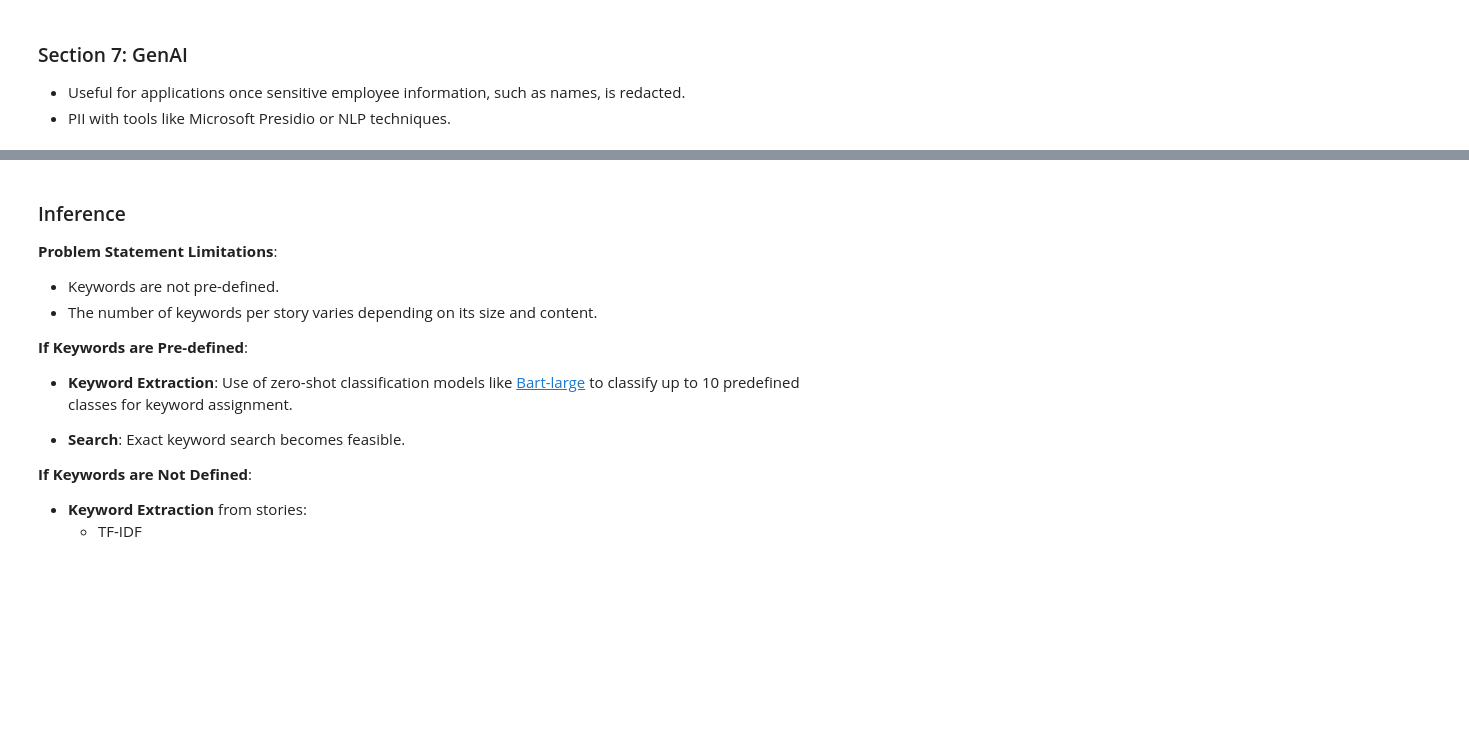
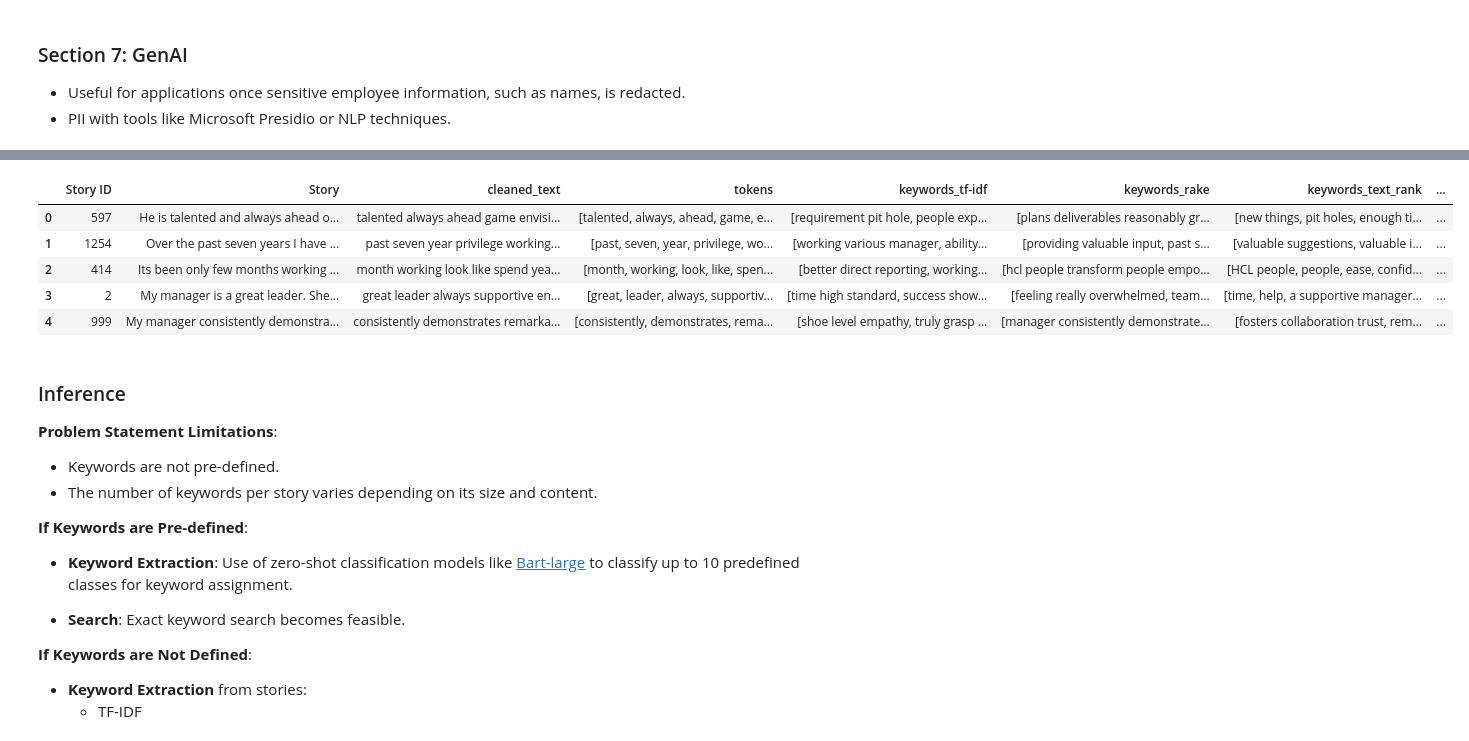
Before and after one commit to edithram23/keyword-extraction, a Jupyter notebook: main.ipynb, the cells around one changed output, grey strips where cells are left out. Cells and saved outputs as stored; diff of their text form; code cells hidden in the pictures; blank space fills up the shorter version.

```diff
--- a/main.ipynb
+++ b/main.ipynb
@@ -415,3 +403,13 @@ df
+# %%
+# Dataframe with key words from multiple methods
+df.head(5)
+# %% [output]
+|  | Story ID | Story | cleaned_text | tokens | keywords_tf-idf | keywords_rake | keywords_text_rank | ... |
+| 0 | 597 | He is talented and always ahead o... | talented always ahead game envisi... | [talented, always, ahead, game, e... | [requirement pit hole, people exp... | [plans deliverables reasonably gr... | [new things, pit holes, enough ti... | ... |
+| 1 | 1254 | Over the past seven years I have ... | past seven year privilege working... | [past, seven, year, privilege, wo... | [working various manager, ability... | [providing valuable input, past s... | [valuable suggestions, valuable i... | ... |
+| 2 | 414 | Its been only few months working ... | month working look like spend yea... | [month, working, look, like, spen... | [better direct reporting, working... | [hcl people transform people empo... | [HCL people, people, ease, confid... | ... |
+| 3 | 2 | My manager is a great leader. She... | great leader always supportive en... | [great, leader, always, supportiv... | [time high standard, success show... | [feeling really overwhelmed, team... | [time, help, a supportive manager... | ... |
+| 4 | 999 | My manager consistently demonstra... | consistently demonstrates remarka... | [consistently, demonstrates, rema... | [shoe level empathy, truly grasp ... | [manager consistently demonstrate... | [fosters collaboration trust, rem... | ... |
 # %% [markdown]
 
 ### Inference
```
Also changed, not shown: parts of 5 cells of this notebook.
